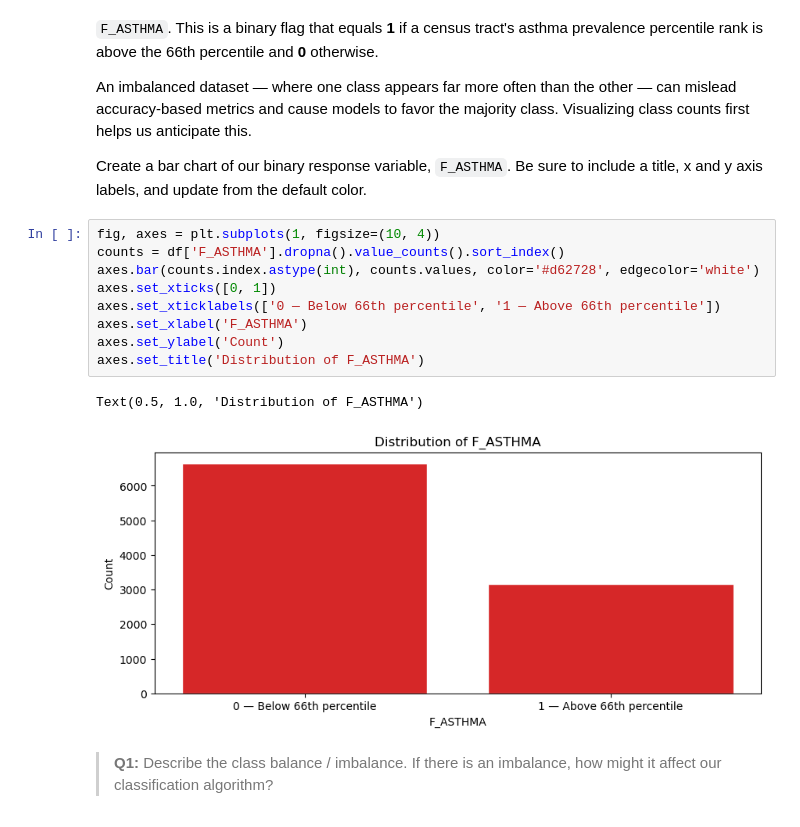
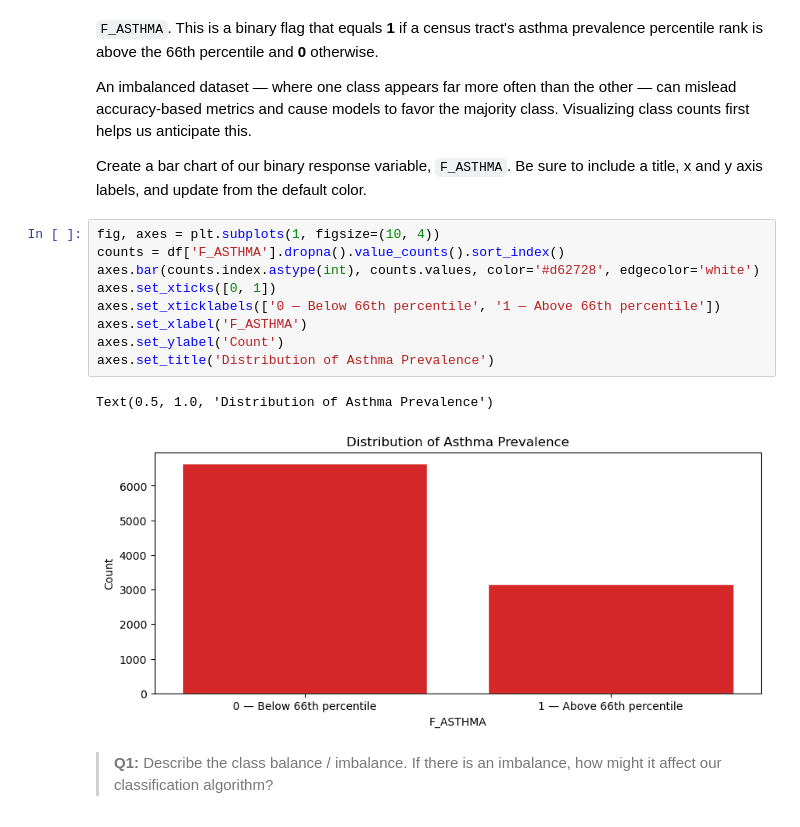
Before and after one commit to richardmonteslemus/eds232-assignment-2, a Jupyter notebook: hw2-task2.ipynb, the cells around one changed output. Saved outputs shown, nothing was run; the diff lists cells and outputs as text.

```diff
--- a/hw2-task2.ipynb
+++ b/hw2-task2.ipynb
@@ -96,15 +96,15 @@ Create a bar chart of our binary response variable, `F_ASTHMA`. Be sure to inclu
 # %%
 fig, axes = plt.subplots(1, figsize=(10, 4))
 counts = df['F_ASTHMA'].dropna().value_counts().sort_index()
 axes.bar(counts.index.astype(int), counts.values, color='#d62728', edgecolor='white')
 axes.set_xticks([0, 1])
 axes.set_xticklabels(['0 — Below 66th percentile', '1 — Above 66th percentile'])
 axes.set_xlabel('F_ASTHMA')
 axes.set_ylabel('Count')
-axes.set_title('Distribution of F_ASTHMA')
+axes.set_title('Distribution of Asthma Prevalence')
 # %% [output]
-Text(0.5, 1.0, 'Distribution of F_ASTHMA')
+Text(0.5, 1.0, 'Distribution of Asthma Prevalence')
-[figure, old version]
+[figure, new version]
 # %% [markdown]
 <!-- END QUESTION -->
 
```
Also changed, not shown: parts of 3 cells of this notebook.
